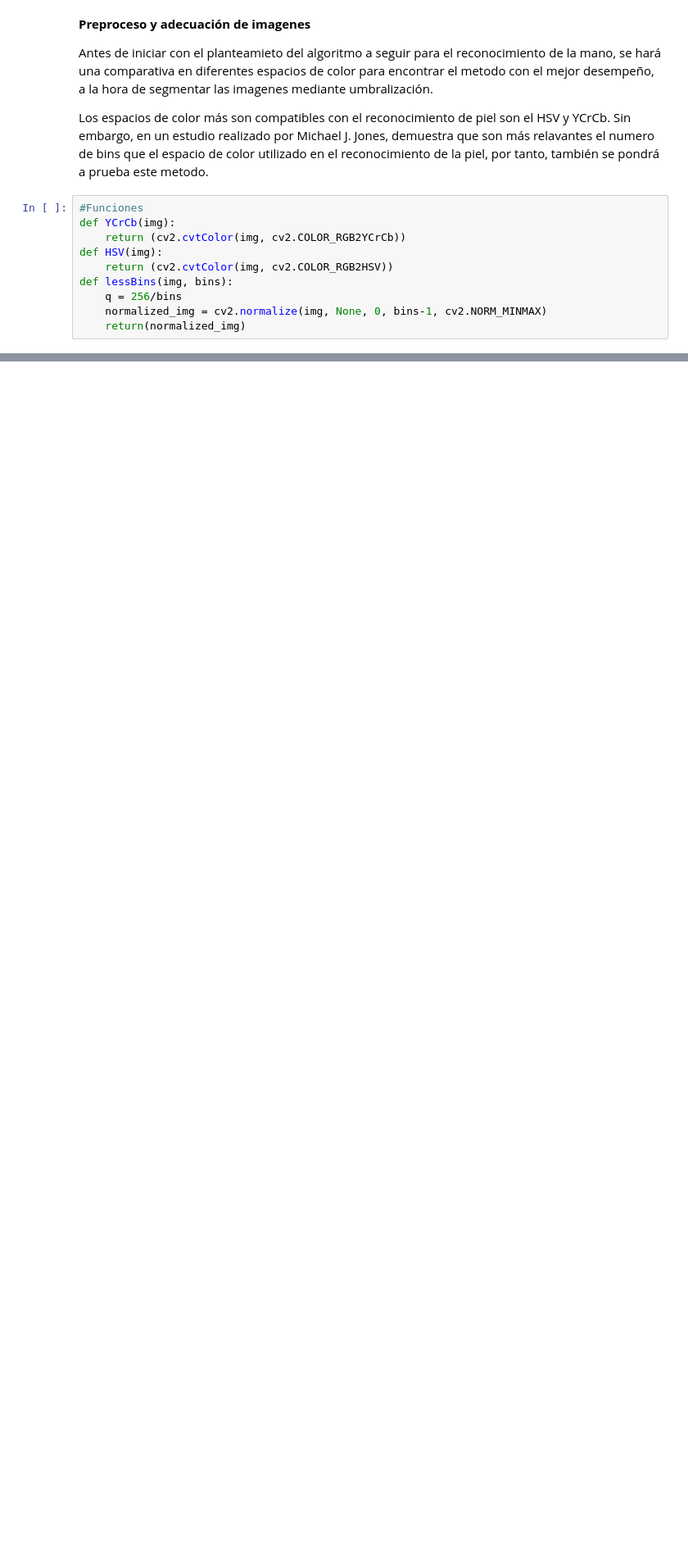
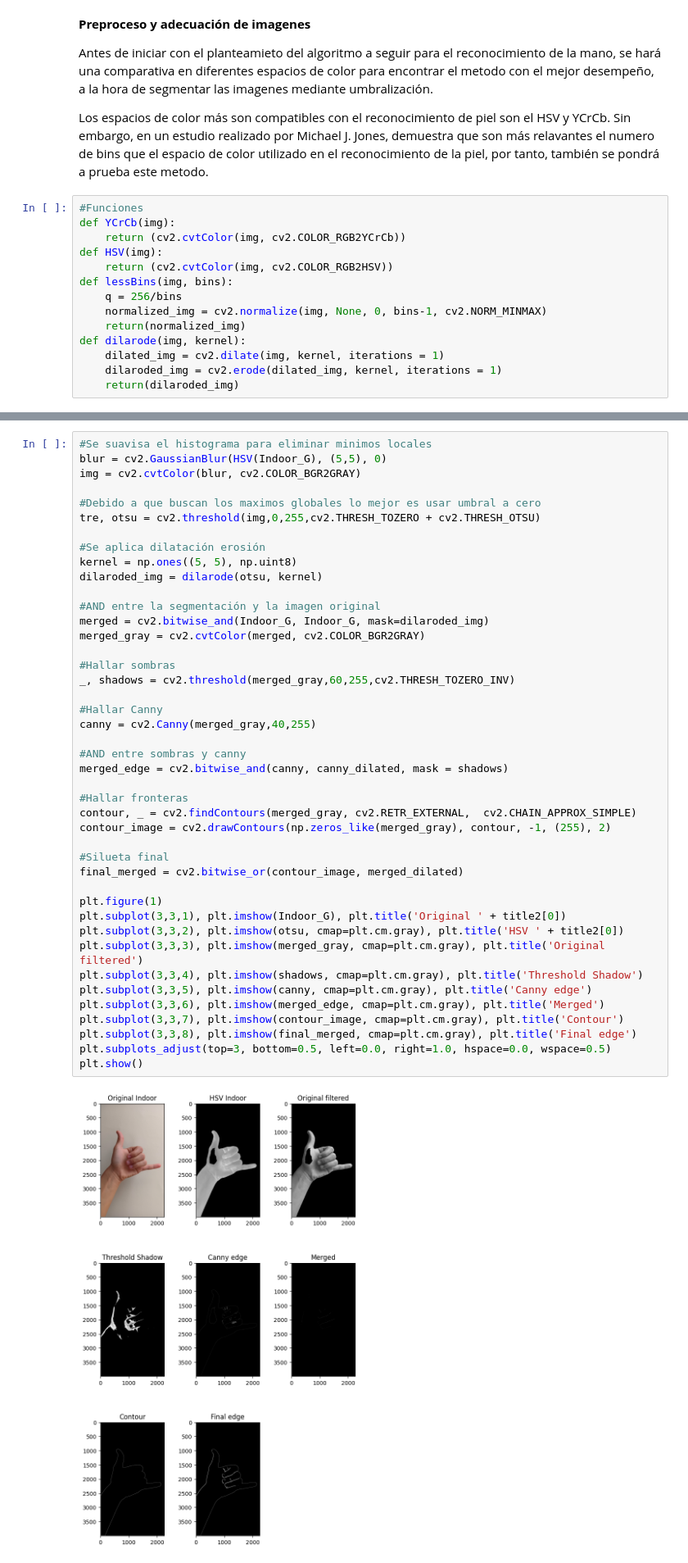
Before and after one commit to KouzouAkizuki/Tecnicas-de-IA---2024-I, a Jupyter notebook: Proyecto/Avance_1, Oscar Riveros, Yovany Vargas/Proyecto_TIA.ipynb, the cells around one changed output, grey strips where cells are left out. Shown at 82% size. Cells and saved outputs as stored; diff of their text form; blank space fills up the shorter version.

```diff
--- a/Proyecto/Avance_1, Oscar Riveros, Yovany Vargas/Proyecto_TIA.ipynb
+++ b/Proyecto/Avance_1, Oscar Riveros, Yovany Vargas/Proyecto_TIA.ipynb
@@ -50,6 +50,10 @@ def lessBins(img, bins):
     q = 256/bins
     normalized_img = cv2.normalize(img, None, 0, bins-1, cv2.NORM_MINMAX)
     return(normalized_img)
+def dilarode(img, kernel):
+    dilated_img = cv2.dilate(img, kernel, iterations = 1)
+    dilaroded_img = cv2.erode(dilated_img, kernel, iterations = 1)
+    return(dilaroded_img)
 # %%
 #Espacios de color
 Manos_YCrCb = [YCrCb(Indoor_P), YCrCb(Pattern_P), YCrCb(Green_P)]
@@ -93,0 +97,45 @@ Aunque hay ventajas en el interiores en el espacio de color HSV y en exteriores
+# %%
+#Se suavisa el histograma para eliminar minimos locales
+blur = cv2.GaussianBlur(HSV(Indoor_G), (5,5), 0)
+img = cv2.cvtColor(blur, cv2.COLOR_BGR2GRAY)
+
+#Debido a que buscan los maximos globales lo mejor es usar umbral a cero
+tre, otsu = cv2.threshold(img,0,255,cv2.THRESH_TOZERO + cv2.THRESH_OTSU)
+
+#Se aplica dilatación erosión
+kernel = np.ones((5, 5), np.uint8)
+dilaroded_img = dilarode(otsu, kernel)
+
+#AND entre la segmentación y la imagen original
+merged = cv2.bitwise_and(Indoor_G, Indoor_G, mask=dilaroded_img)
+merged_gray = cv2.cvtColor(merged, cv2.COLOR_BGR2GRAY)
+
+#Hallar sombras
+_, shadows = cv2.threshold(merged_gray,60,255,cv2.THRESH_TOZERO_INV)
+
+#Hallar Canny
+canny = cv2.Canny(merged_gray,40,255)
+
+#AND entre sombras y canny
+merged_edge = cv2.bitwise_and(canny, canny_dilated, mask = shadows)
+
+#Hallar fronteras
+contour, _ = cv2.findContours(merged_gray, cv2.RETR_EXTERNAL,  cv2.CHAIN_APPROX_SIMPLE)
+contour_image = cv2.drawContours(np.zeros_like(merged_gray), contour, -1, (255), 2)
+
+#Silueta final
+final_merged = cv2.bitwise_or(contour_image, merged_dilated)
+
+plt.figure(1)
+plt.subplot(3,3,1), plt.imshow(Indoor_G), plt.title('Original ' + title2[0])
+plt.subplot(3,3,2), plt.imshow(otsu, cmap=plt.cm.gray), plt.title('HSV ' + title2[0])
+plt.subplot(3,3,3), plt.imshow(merged_gray, cmap=plt.cm.gray), plt.title('Original filtered')
+plt.subplot(3,3,4), plt.imshow(shadows, cmap=plt.cm.gray), plt.title('Threshold Shadow')
+plt.subplot(3,3,5), plt.imshow(canny, cmap=plt.cm.gray), plt.title('Canny edge')
+plt.subplot(3,3,6), plt.imshow(merged_edge, cmap=plt.cm.gray), plt.title('Merged')
+plt.subplot(3,3,7), plt.imshow(contour_image, cmap=plt.cm.gray), plt.title('Contour')
+plt.subplot(3,3,8), plt.imshow(final_merged, cmap=plt.cm.gray), plt.title('Final edge')
+plt.subplots_adjust(top=3, bottom=0.5, left=0.0, right=1.0, hspace=0.0, wspace=0.5)
+plt.show()
+# %% [output]
+[figure, added]
```
Also changed, not shown: parts of 5 cells of this notebook.
